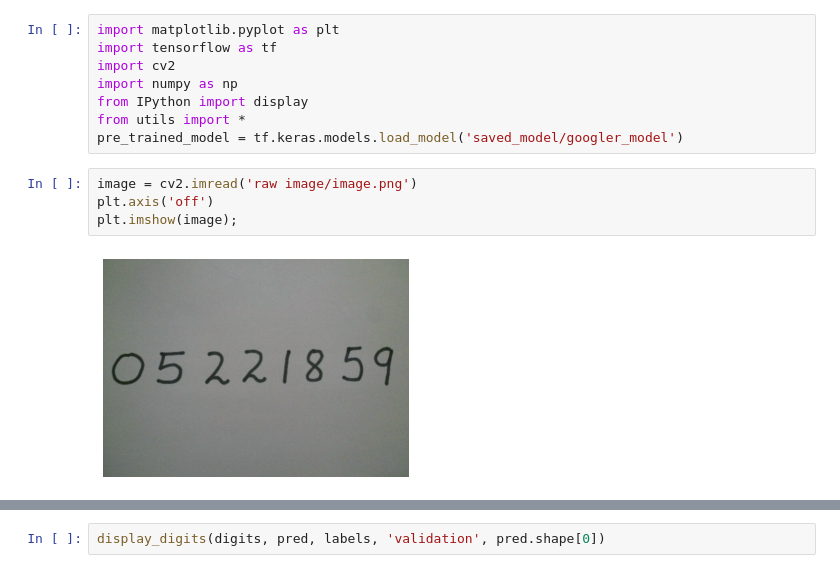
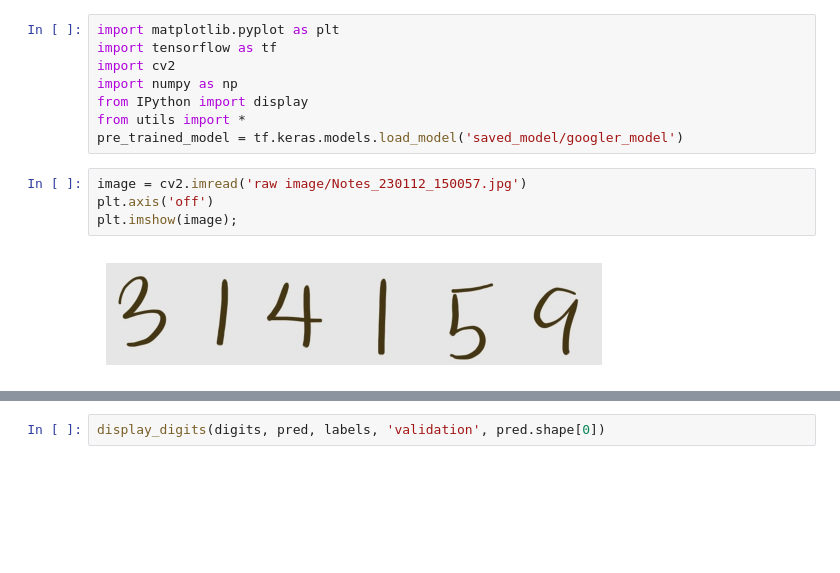
Before and after one commit to taimoon/handwritten-digits-recognition, a Jupyter notebook: recognition from image.ipynb, the cells around one changed output, grey strips where cells are left out. Saved outputs shown, nothing was run; the diff lists cells and outputs as text; blank space fills up the shorter version.

```diff
--- a/recognition from image.ipynb
+++ b/recognition from image.ipynb
@@ -7,11 +7,11 @@ from IPython import display
 from utils import *
 pre_trained_model = tf.keras.models.load_model('saved_model/googler_model')
 # %%
-image = cv2.imread('raw image/image.png')
+image = cv2.imread('raw image/Notes_230112_150057.jpg')
 plt.axis('off')
 plt.imshow(image);
 # %% [output]
-[figure, old version]
+[figure, new version]
 # %%
 grey = cv2.cvtColor(image.copy(), cv2.COLOR_BGR2GRAY)
 blur = cv2.GaussianBlur(grey.copy(), (5,5), 0)
```
Also changed, not shown: parts of 8 cells of this notebook, 6 other files.
